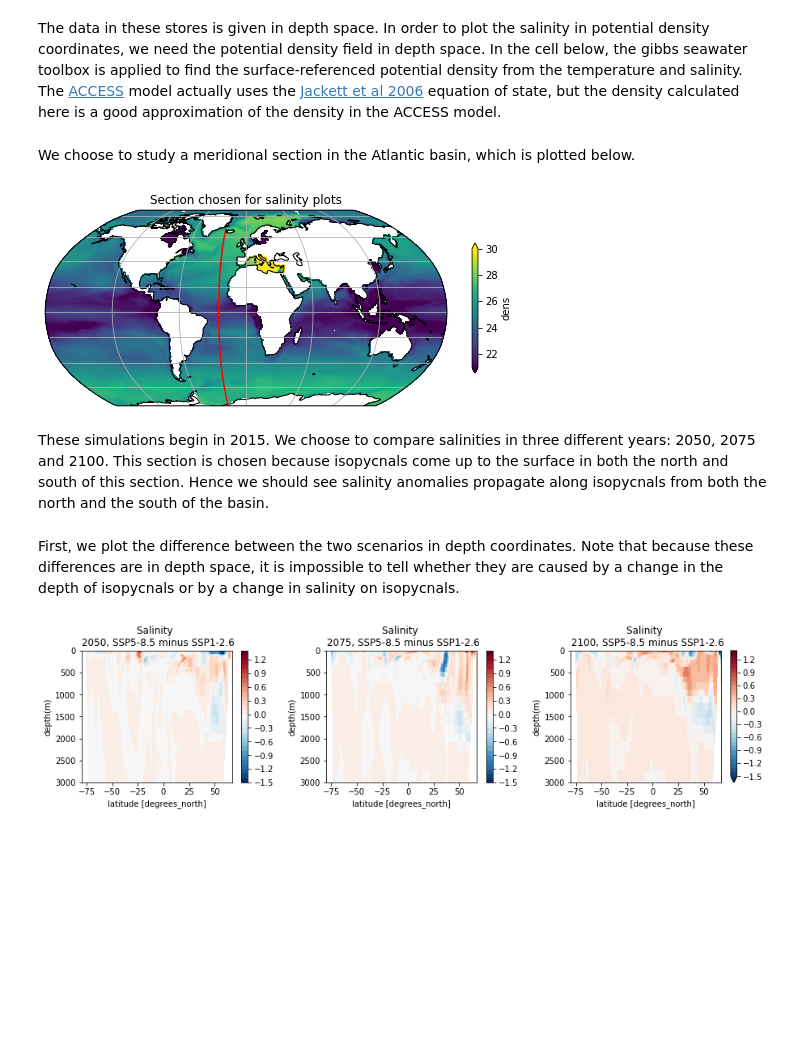
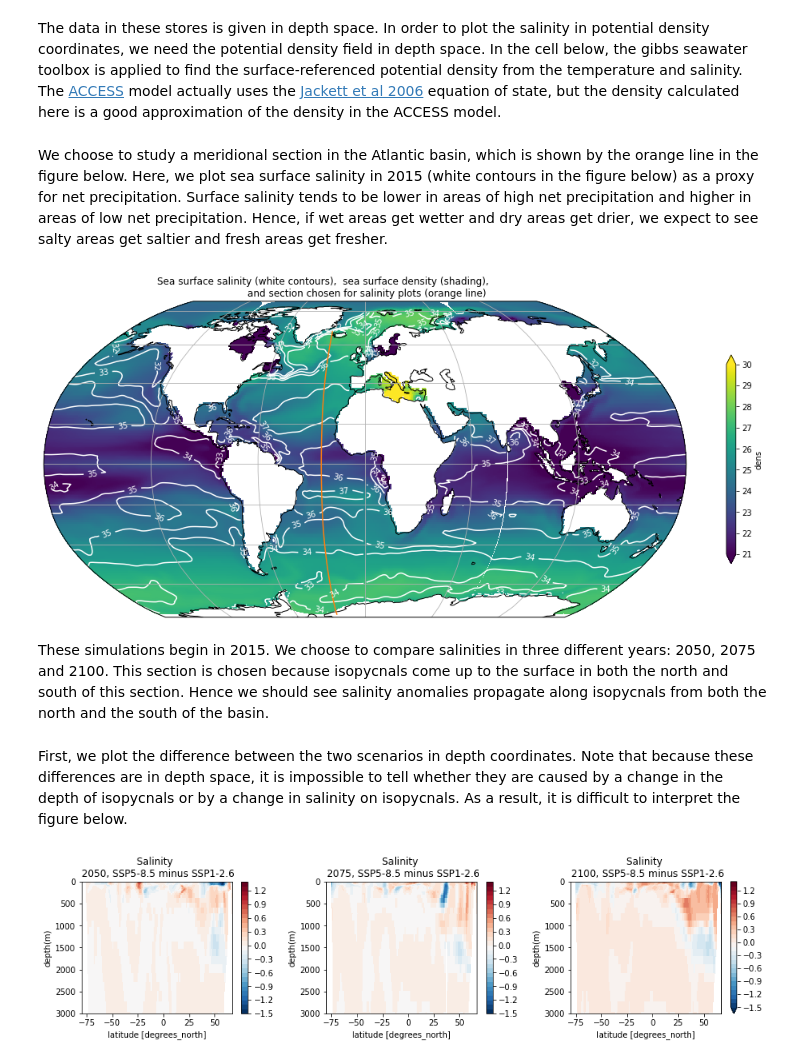
Before and after one commit to cspencerjones/vertical_regridding, a Jupyter notebook: xarrayutils_xlayers.ipynb, the cells around one changed output. Drawn from its saved outputs; the diff is of its cells as text; code cells hidden in the pictures; blank space fills up the shorter version.

```diff
--- a/xarrayutils_xlayers.ipynb
+++ b/xarrayutils_xlayers.ipynb
@@ -79,21 +79,35 @@ dens126 = xr.apply_ufunc(gsw.density.sigma0, ds_so_ssp126['so'], ds_thetao_ssp12
 dens585 = xr.apply_ufunc(gsw.density.sigma0, ds_so_ssp585['so'], ds_thetao_ssp585['thetao'],
                       dask='parallelized', output_dtypes=[float, ]
                      ).rename('dens').to_dataset()
-# %% [markdown]
-We choose to study a meridional section in the Atlantic basin, which is plotted below.
+# %% [markdown]
+We choose to study a meridional section in the Atlantic basin, which is shown by the orange line  in the figure below. Here, we plot sea surface salinity in 2015 (white contours in the figure below) as a proxy for net precipitation. Surface salinity tends to be lower in areas of high net precipitation and higher in areas of low net precipitation. Hence, if wet areas get wetter and dry areas get drier, we expect to see salty areas get saltier and fresh areas get fresher.
 # %%
-ssd = dens126.dens[0,0,:,:].rename({'longitude':'lon', 'latitude': 'lat'})
-sss = ds_so_ssp585.so[0,0,:,:].rename({'longitude':'lon', 'latitude': 'lat'})
-fig = plt.figure(figsize=(9,6))
+#find sea surface density
+ssd = (dens126.dens.isel(lev=0)[(dens126.dens['time.year']==2015)].mean('time')
+      ).rename({'longitude':'lon', 'latitude': 'lat'})
+
+#find sea surface salinity and interpolate for easy plotting
+sss = (ds_so_ssp585.so.isel(lev=0)[(ds_so_ssp585.so['time.year']==2015)].mean('time')
+      ).rename({'longitude':'lon', 'latitude': 'lat'})
+points = (sss.lon.values.ravel(),sss.lat.values.ravel())
+grid_x, grid_y = np.mgrid[0:360:1, -80:80:1]
+from scipy.interpolate import griddata
+grid_z0 = griddata(points, sss.values.ravel(), (grid_x, grid_y), method='linear')
+
+#plot sea surface density, seasurface density and chosen section
+fig = plt.figure(figsize=(18,12))
 ax = plt.axes(projection=ccrs.Robinson())
 ax.coastlines()
 ax.gridlines()
 ssd.plot(x='lon',y='lat',ax=ax, transform=ccrs.PlateCarree(),
          vmin=21, vmax=30, cbar_kwargs={'shrink': 0.4})
-ssd[:250,:].isel(i=255).lat.plot(x='lon',ax=ax, transform=ccrs.PlateCarree(),color='r')
-ax.set_title('Section chosen for salinity plots');
+CS = plt.contour(grid_x, grid_y,grid_z0, levels=np.arange(32,38,1),transform=ccrs.PlateCarree(),colors='w')
+CL = plt.clabel(CS,fmt='%d')
+ssd[:250,:].isel(i=255).lat.plot(x='lon',ax=ax, transform=ccrs.PlateCarree(),color='tab:orange')
+ax.set_title('Sea surface salinity (white contours),  sea surface density (shading),\
+                           \n and section chosen for salinity plots (orange line)');
 # %% [output]
-[figure, old version]
+[figure, new version]
 # %% [markdown]
 These simulations begin in 2015. We choose to compare salinities in three different years: 2050, 2075 and 2100. This section is chosen because isopycnals come up to the surface in both the north and south of this section. Hence we should see salinity anomalies propagate along isopycnals from both the north and the south of the basin.
 # %%
@@ -107,7 +121,7 @@ dens585_cs = dens585.isel(i=255,time=timeslice).load()
 ds_so_ssp126_cs = ds_so_ssp126.isel(i=255,time=timeslice).load()
 ds_so_ssp585_cs = ds_so_ssp585.isel(i=255,time=timeslice).load()
 # %% [markdown]
-First, we plot the difference between the two scenarios in depth coordinates. Note that because these differences are in depth space, it is impossible to tell whether they are caused by a change in the depth of isopycnals or by a change in salinity on isopycnals.
+First, we plot the difference between the two scenarios in depth coordinates. Note that because these differences are in depth space, it is impossible to tell whether they are caused by a change in the depth of isopycnals or by a change in salinity on isopycnals. As a result, it is difficult to interpret the figure below.
 # %%
 fig,ax=plt.subplots(1,3,figsize=(15, 3))
 #plot difference in 2050
```
Also changed, not shown: parts of 12 cells of this notebook.
